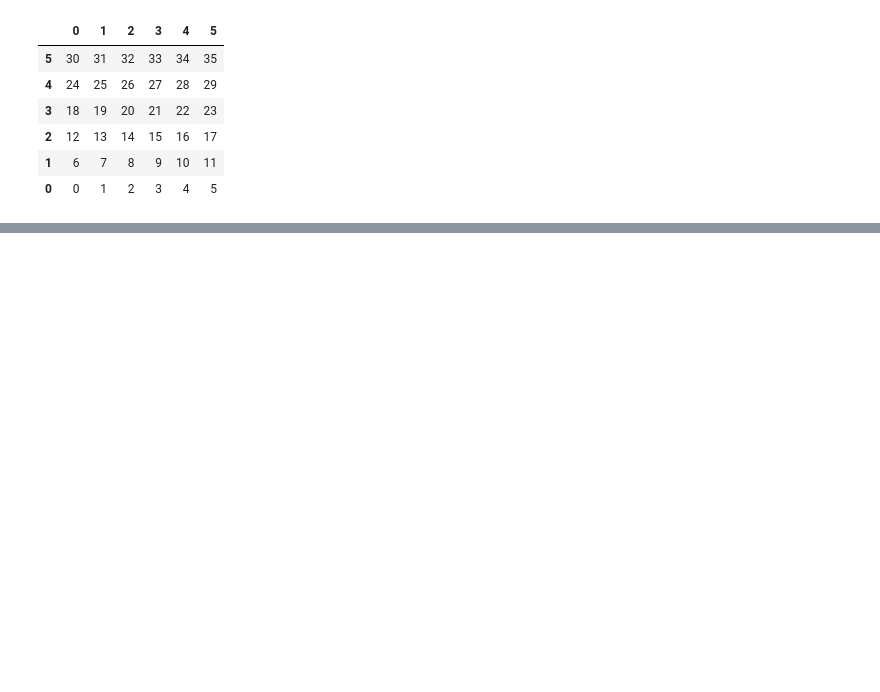
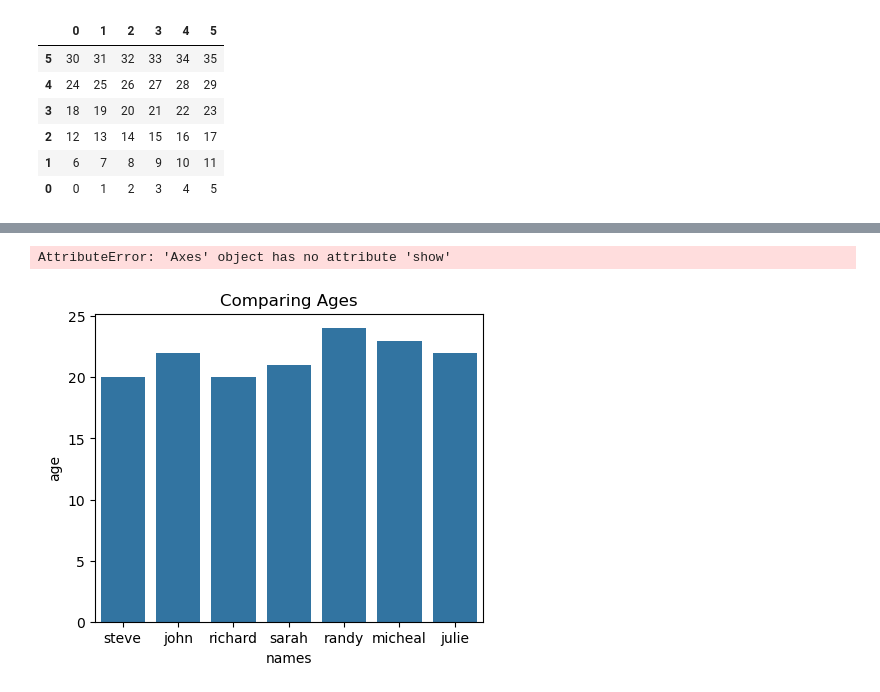
Before and after one commit to Mahdi90s/Python_repository, a Jupyter notebook: Python_Code/Python_Learning.ipynb, the cells around one changed output, grey strips where cells are left out. Saved outputs shown, nothing was run; the diff lists cells and outputs as text; code cells hidden in the pictures; blank space fills up the shorter version.

```diff
--- a/Python_Code/Python_Learning.ipynb
+++ b/Python_Code/Python_Learning.ipynb
@@ -491,0 +554,11 @@ DF_sorted
+# %%
+# use seaborn for bar chart
+# it more efficiant and more beautiful
+
+plot = sns.barplot (data=df, x = 'names', y = 'age')
+plot.set_title ('Comparing Ages')
+
+plot.show()
+# %% [output]
+AttributeError: 'Axes' object has no attribute 'show'
+[figure, added]
```
Also changed, not shown: parts of 42 cells of this notebook.
